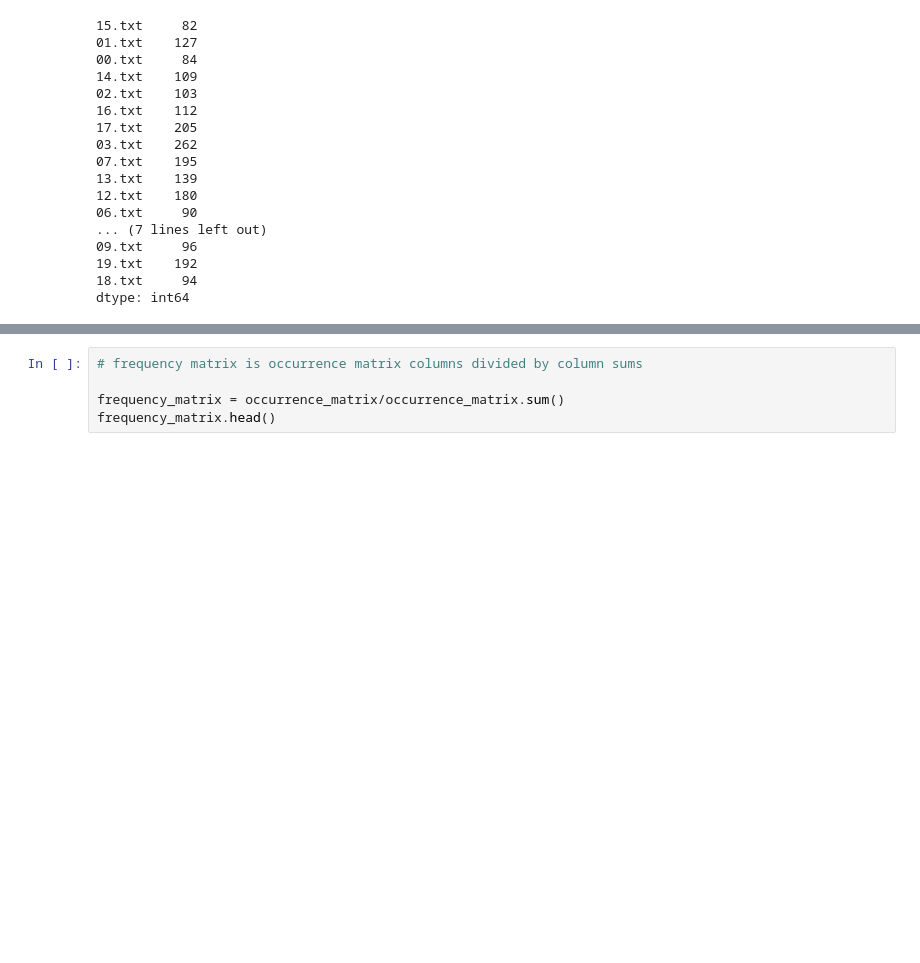
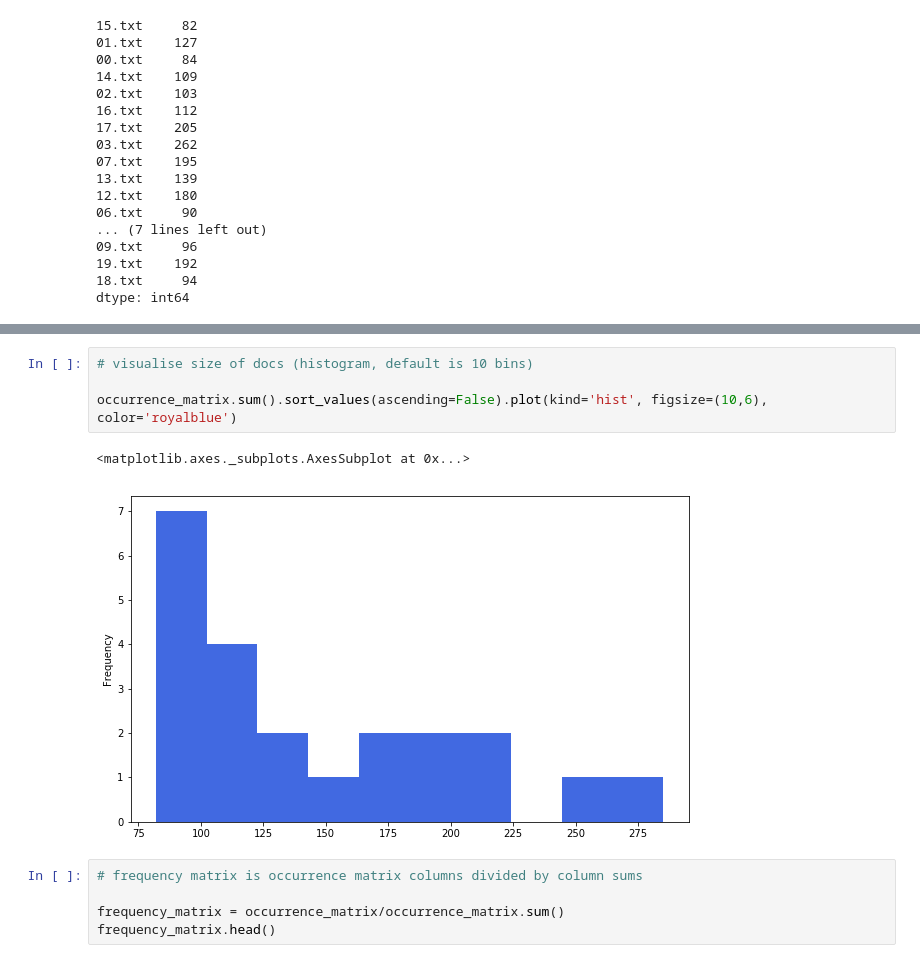
Before and after one commit to intuitivetextmining/intuitivetextmining, a Jupyter notebook: 2.5 - corpus search ordering by word frequency.ipynb, the cells around one changed output, grey strips where cells are left out. Saved outputs shown, nothing was run; the diff lists cells and outputs as text; blank space fills up the shorter version.

```diff
--- a/2.5 - corpus search ordering by word frequency.ipynb
+++ b/2.5 - corpus search ordering by word frequency.ipynb
@@ -134,3 +132,10 @@ occurrence_matrix.sum().sort_values(ascending=False).plot(kind='hist', bins=len(
+# %%
+# visualise size of docs (histogram, default is 10 bins)
+
+occurrence_matrix.sum().sort_values(ascending=False).plot(kind='hist', figsize=(10,6), color='royalblue')
+# %% [output]
+<matplotlib.axes._subplots.AxesSubplot at 0x...>
+[figure, added]
 # %%
 # frequency matrix is occurrence matrix columns divided by column sums
 
```
Also changed, not shown: parts of 5 cells of this notebook.
